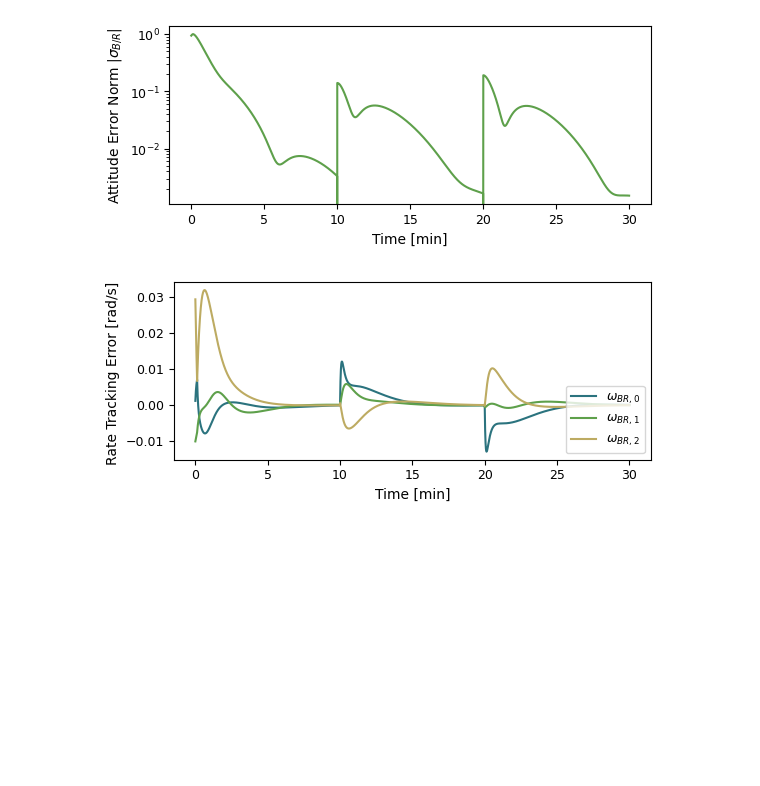
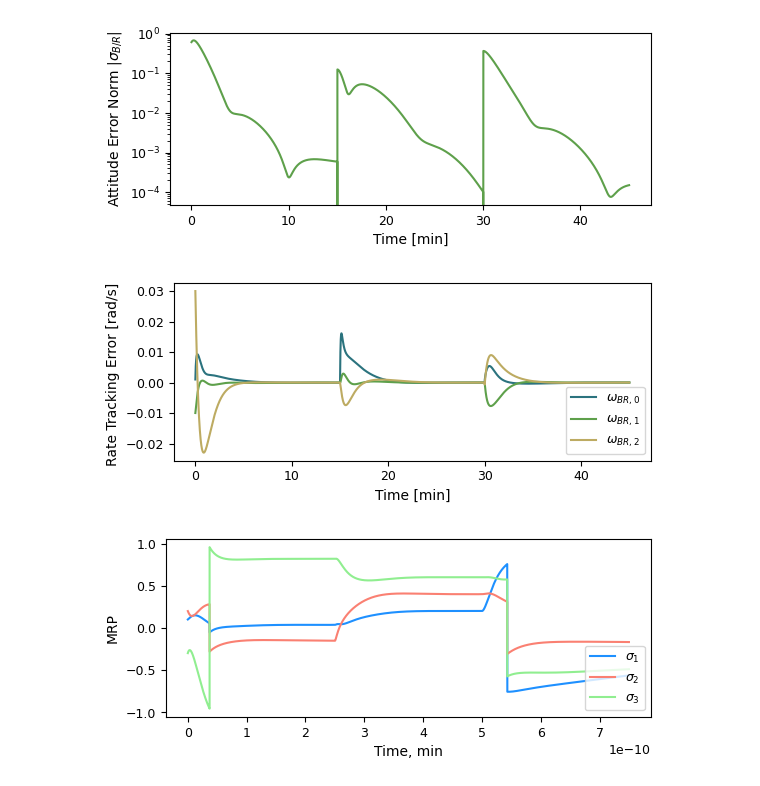
Before and after one commit to thibaudteil/bsk-workshop, a Jupyter notebook: CubeSatSim/scenarios/cubesat_modes.ipynb, the cells around one changed output. Drawn from its saved outputs; the diff is of its cells as text; code cells hidden in the pictures; blank space fills up the shorter version.

Commit message:
include celestial two body point to mode scenario

```diff
--- a/CubeSatSim/scenarios/cubesat_modes.ipynb
+++ b/CubeSatSim/scenarios/cubesat_modes.ipynb
@@ -29,6 +29,7 @@ class scenario_AttModes(Sim, Scenario):
         # declare additional class variables
         self.msgRecList = {}
         self.sNavTransName = "sNavTransMsg"
+        self.sNavAttName = "sNavAttMsg"
         self.attGuidName = "attGuidMsg"
 
         self.set_DynModel(cubesat_dynamics)
@@ -67,18 +68,26 @@ class scenario_AttModes(Sim, Scenario):
         self.msgRecList[self.sNavTransName] = DynModel.simpleNavObject.transOutMsg.recorder(samplingTime)
         self.AddModelToTask(DynModel.taskName, self.msgRecList[self.sNavTransName])
 
+        self.msgRecList[self.sNavAttName] = DynModel.simpleNavObject.attOutMsg.recorder(samplingTime)
+        self.AddModelToTask(DynModel.taskName, self.msgRecList[self.sNavAttName])
+
     def pull_outputs(self, showPlots):
         # FSW process outputs, remove first data point as it is before FSW is called
         attErrRec = self.msgRecList[self.attGuidName]
+        scAttRec = self.msgRecList[self.sNavAttName]
 
         sigma_BR = np.delete(attErrRec.sigma_BR, 0, 0)
         omega_BR_B = np.delete(attErrRec.omega_BR_B, 0, 0)
+
+        sigma_BN = np.delete(scAttRec.sigma_BN, 0, 0)
+        omega_BN_B = np.delete(scAttRec.omega_BN_B, 0, 0)
 
         # Plot results
         plots.clear_all_plots()
         timeData = np.delete(attErrRec.times(), 0, 0) * macros.NANO2MIN
         plots.plot_attitude_error(timeData, sigma_BR)
         plots.plot_rate_error(timeData, omega_BR_B)
+        plots.plot_sigma(timeData, sigma_BN)
         figureList = {}
         if showPlots:
             plots.show_all_plots()
@@ -92,37 +101,38 @@ class scenario_AttModes(Sim, Scenario):
 
 def runScenario(scenario):
     """method to initialize and execute the scenario"""
-    simulationTime = macros.min2nano(30.)
+    simulationTime = macros.min2nano(40.)
 
     scenario.InitializeSimulation()
 
-    attitudeModeTime = macros.min2nano(10.)
-    attitudeMode = ["hillPoint", "inertial3D"]
+    attitudeModeTime = macros.min2nano(15.)
+    attitudeMode = ["hillPoint", "inertial3D", "earthPoint"]
 
     currentSimulationTime = 0
     while currentSimulationTime < simulationTime:
 
         # Configure alternating FSW mode
         scenario.modeRequest = attitudeMode[int((currentSimulationTime / attitudeModeTime) % len(attitudeMode))]
 
         # Add the attitude mode time to the current simulation time
         currentSimulationTime += attitudeModeTime
 
         # Run the simulation
         scenario.ConfigureStopTime(currentSimulationTime)
         scenario.ExecuteSimulation()
 
     return
 
 
 def run(showPlots):
     scenario = scenario_AttModes()
     runScenario(scenario)
     figureList = scenario.pull_outputs(showPlots)
     return figureList
 
 if __name__ == "__main__":
     run(True)
 # %% [output]
-[figure, old version]
+[figure, new version]
-[figure, old version]
+[figure, new version]
+[figure, added]
```
Also changed, not shown: 3 other files.
